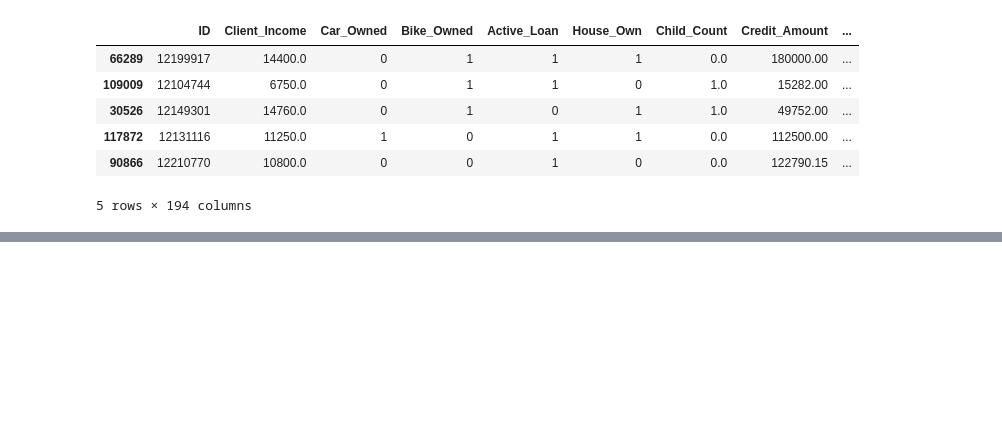
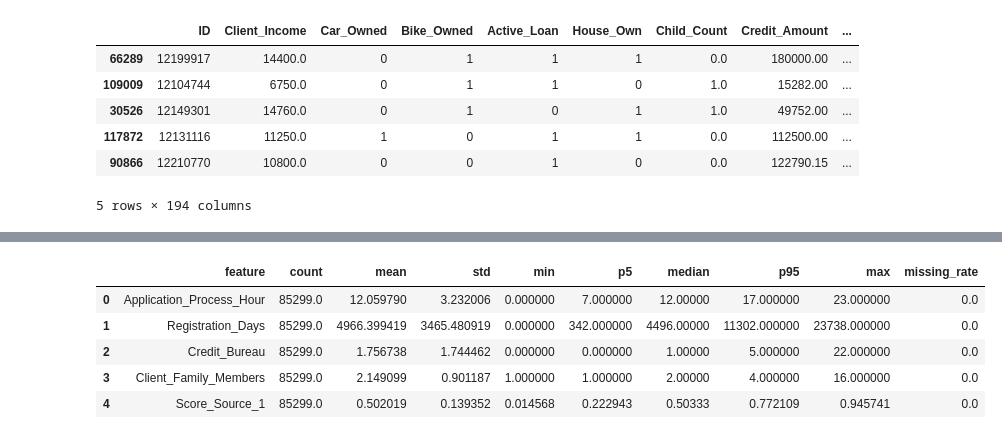
Before and after one commit to maacunap76/Especiaizacion_ML_Deep_DMC, a Jupyter notebook: Supervised_models/Logistic_regression/Credit_Scoring.ipynb, the cells around one changed output, grey strips where cells are left out. Cells and saved outputs as stored; diff of their text form; code cells hidden in the pictures; blank space fills up the shorter version.

```diff
--- a/Supervised_models/Logistic_regression/Credit_Scoring.ipynb
+++ b/Supervised_models/Logistic_regression/Credit_Scoring.ipynb
@@ -472,0 +455,6 @@ Successfully installed category_encoders-2.6.1
+# %%
+
+from category_encoders import TargetEncoder
+
+encoder = TargetEncoder(handle_unknown = 'infrequent_if_exist')
+encoder.fit(train[categorical_features].astype('category'), train['Default'])
@@ -472,0 +471,4 @@ Successfully installed category_encoders-2.6.1
+# %%
+
+train[[x + '_coded' for x in categorical_features]] = encoder.transform(train[categorical_features].astype('category'))
+test[[x + '_coded' for x in categorical_features]] = encoder.transform(test[categorical_features].astype('category'))
@@ -472,0 +492,20 @@ Successfully installed category_encoders-2.6.1
+# %%
+categorical_features_coded = [x + '_coded' for x in categorical_features]
+# %%
+univariate = train[numerical_features + categorical_features_coded].describe(percentiles = [0.05, 0.95]).transpose()
+univariate.reset_index(drop = False, inplace = True)
+
+univariate['missing_rate'] = 1 - univariate['count']/len(train)
+
+univariate.rename(columns = {'index' : 'feature',
+                             '5%': 'p5',
+                             '50%' : 'median',
+                             '95%': 'p95'}, inplace = True)
+univariate.head()
+# %% [output]
+|  | feature | count | mean | std | min | p5 | median | p95 | max | missing_rate |
+| 0 | Application_Process_Hour | 85299.0 | 12.059790 | 3.232006 | 0.000000 | 7.000000 | 12.00000 | 17.000000 | 23.000000 | 0.0 |
+| 1 | Registration_Days | 85299.0 | 4966.399419 | 3465.480919 | 0.000000 | 342.000000 | 4496.00000 | 11302.000000 | 23738.000000 | 0.0 |
+| 2 | Credit_Bureau | 85299.0 | 1.756738 | 1.744462 | 0.000000 | 0.000000 | 1.00000 | 5.000000 | 22.000000 | 0.0 |
+| 3 | Client_Family_Members | 85299.0 | 2.149099 | 0.901187 | 1.000000 | 1.000000 | 2.00000 | 4.000000 | 16.000000 | 0.0 |
+| 4 | Score_Source_1 | 85299.0 | 0.502019 | 0.139352 | 0.014568 | 0.222943 | 0.50333 | 0.772109 | 0.945741 | 0.0 |
```
Also changed, not shown: parts of 20 cells of this notebook.
